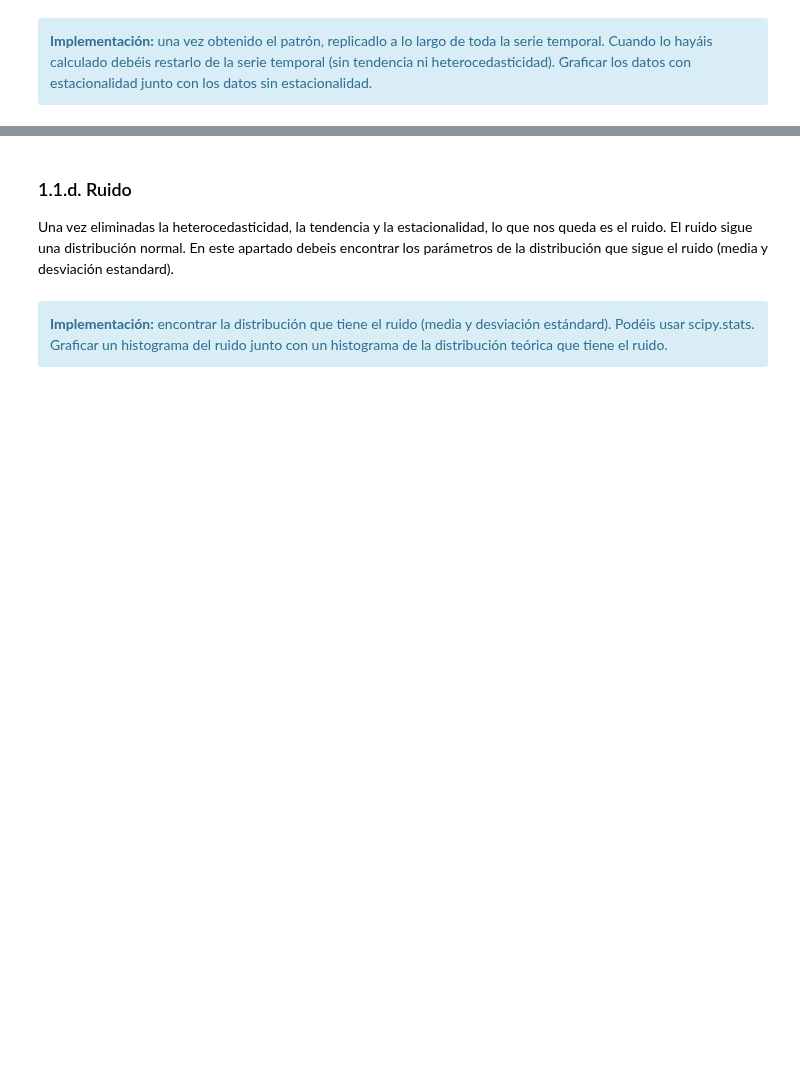
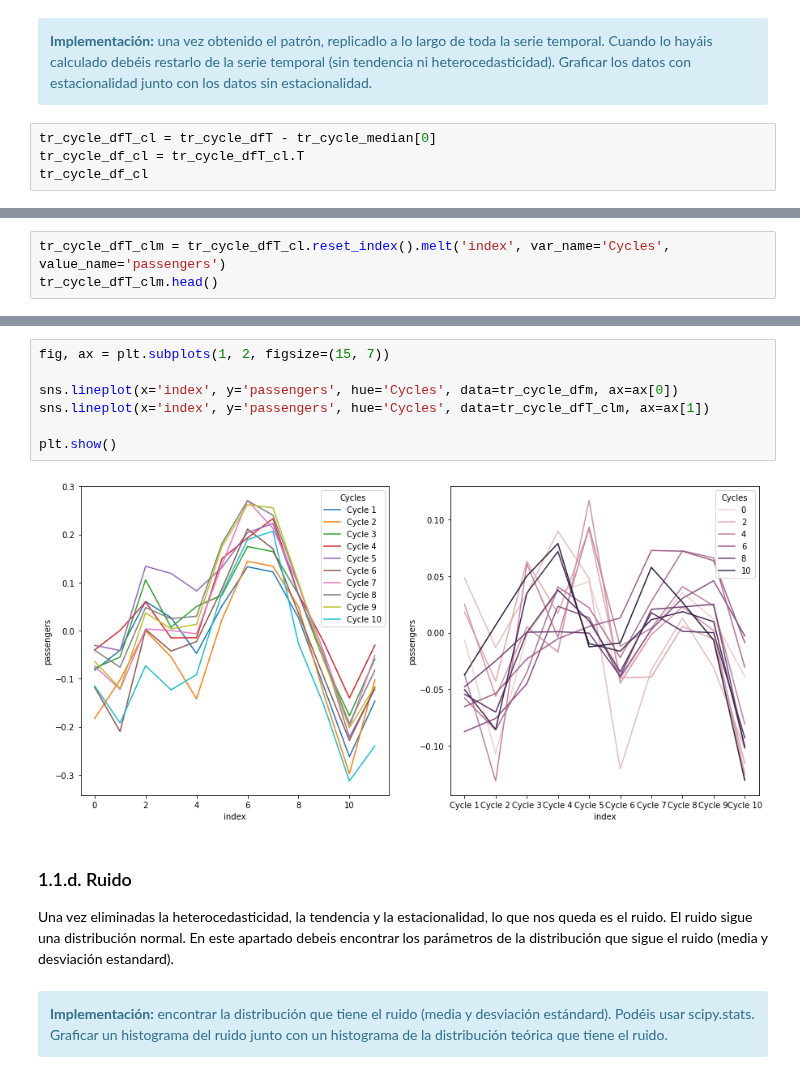
Before and after one commit to angelbujalance/MAME_PEC, a Jupyter notebook: 20221_M2.855_PEC4-Enunciado.ipynb, the cells around one changed output, grey strips where cells are left out. Drawn from its saved outputs; the diff is of its cells as text; blank space fills up the shorter version.

```diff
--- a/20221_M2.855_PEC4-Enunciado.ipynb
+++ b/20221_M2.855_PEC4-Enunciado.ipynb
@@ -308,3 +333,7 @@ cycle_df.reset_index()
 <div class="alert alert-block alert-info">
     <strong>Implementación:</strong> una vez obtenido el patrón, replicadlo a lo largo de toda la serie temporal. Cuando lo hayáis calculado debéis restarlo de la serie temporal (sin tendencia ni heterocedasticidad). Graficar los datos con estacionalidad junto con los datos sin estacionalidad.
 </div>
+# %%
+tr_cycle_dfT_cl = tr_cycle_dfT - tr_cycle_median[0]
+tr_cycle_df_cl = tr_cycle_dfT_cl.T
+tr_cycle_df_cl
@@ -310,0 +354,3 @@ cycle_df.reset_index()
+# %%
+tr_cycle_dfT_clm = tr_cycle_dfT_cl.reset_index().melt('index', var_name='Cycles', value_name='passengers')
+tr_cycle_dfT_clm.head()
@@ -311,3 +364,12 @@ cycle_df.reset_index()
+# %%
+fig, ax = plt.subplots(1, 2, figsize=(15, 7))
+
+sns.lineplot(x='index', y='passengers', hue='Cycles', data=tr_cycle_dfm, ax=ax[0])
+sns.lineplot(x='index', y='passengers', hue='Cycles', data=tr_cycle_dfT_clm, ax=ax[1])
+
+plt.show()
+# %% [output]
+[figure, added]
 # %% [markdown]
 ### 1.1.d. Ruido
 
```
Also changed, not shown: parts of 9 cells of this notebook.
